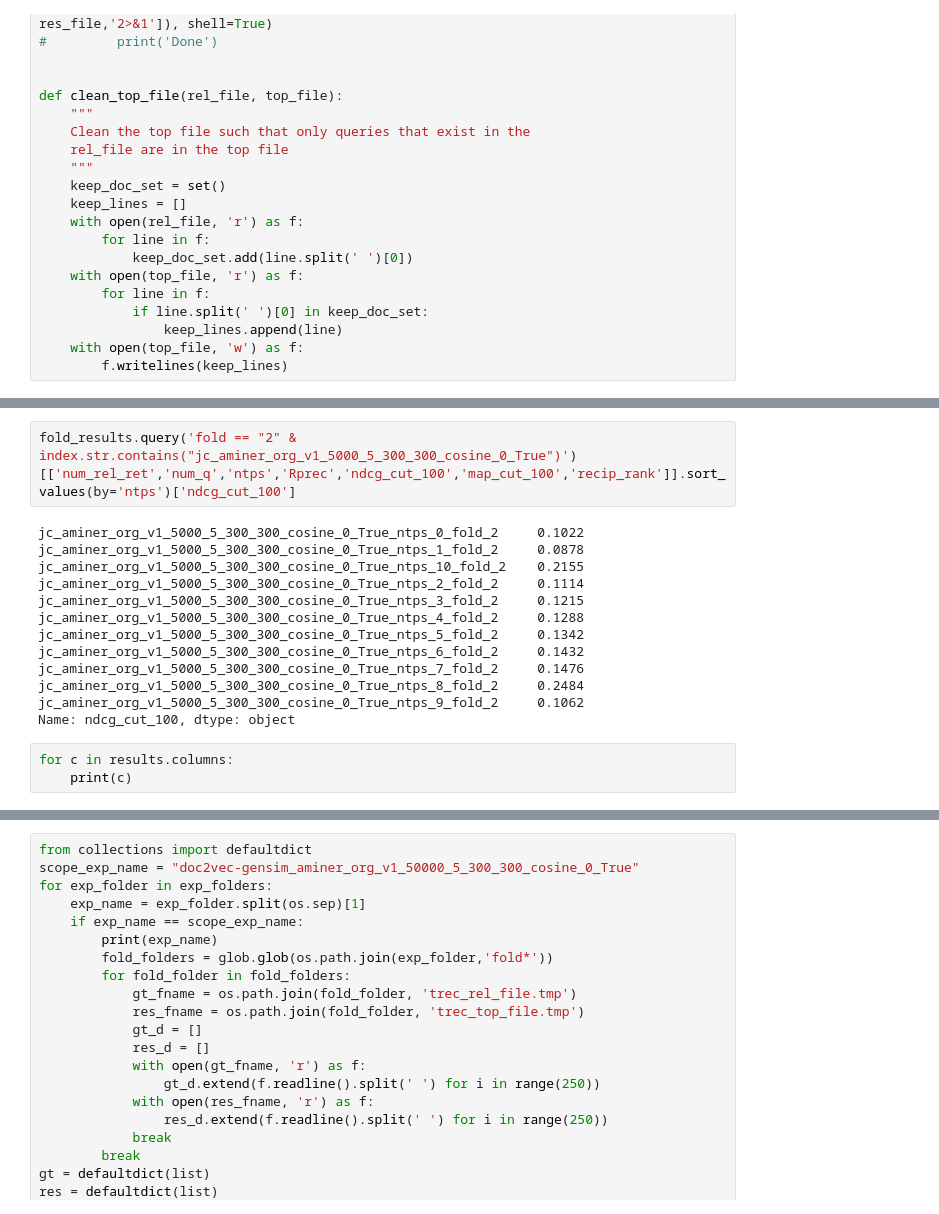
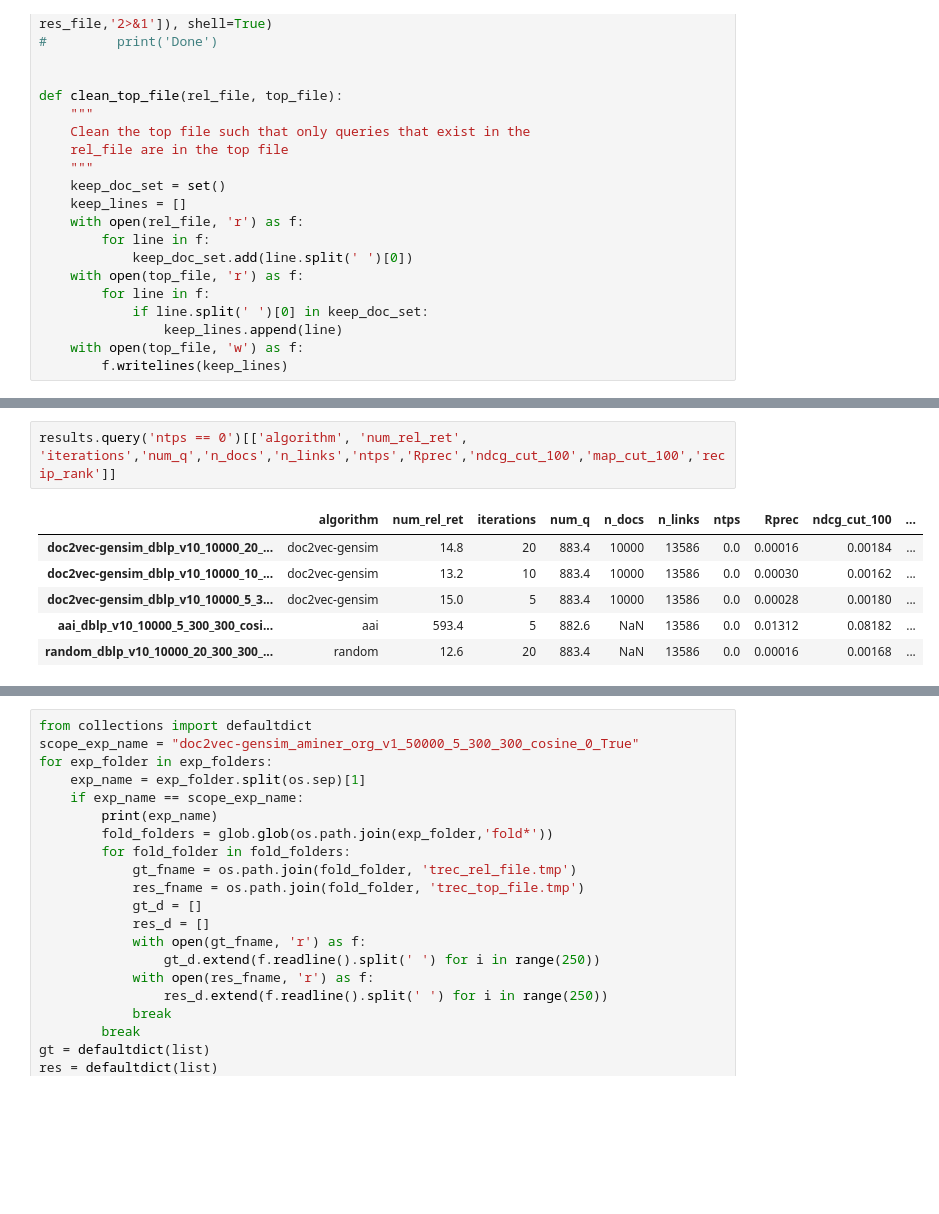
Before and after one commit to alexandervansomeren/msc_thesis, a Jupyter notebook: notebooks/results.ipynb, the cells around one changed output, grey strips where cells are left out. Drawn from its saved outputs; the diff is of its cells as text; blank space fills up the shorter version.

```diff
--- a/notebooks/results.ipynb
+++ b/notebooks/results.ipynb
@@ -149,18 +134,9 @@ temp_result_df
 # %%
-fold_results.query('fold == "2" & index.str.contains("jc_aminer_org_v1_5000_5_300_300_cosine_0_True")')[['num_rel_ret','num_q','ntps','Rprec','ndcg_cut_100','map_cut_100','recip_rank']].sort_values(by='ntps')['ndcg_cut_100']
+results.query('ntps == 0')[['algorithm', 'num_rel_ret', 'iterations','num_q','n_docs','n_links','ntps','Rprec','ndcg_cut_100','map_cut_100','recip_rank']]
 # %% [output]
-jc_aminer_org_v1_5000_5_300_300_cosine_0_True_ntps_0_fold_2     0.1022
-jc_aminer_org_v1_5000_5_300_300_cosine_0_True_ntps_1_fold_2     0.0878
-jc_aminer_org_v1_5000_5_300_300_cosine_0_True_ntps_10_fold_2    0.2155
-jc_aminer_org_v1_5000_5_300_300_cosine_0_True_ntps_2_fold_2     0.1114
-jc_aminer_org_v1_5000_5_300_300_cosine_0_True_ntps_3_fold_2     0.1215
-jc_aminer_org_v1_5000_5_300_300_cosine_0_True_ntps_4_fold_2     0.1288
-jc_aminer_org_v1_5000_5_300_300_cosine_0_True_ntps_5_fold_2     0.1342
-jc_aminer_org_v1_5000_5_300_300_cosine_0_True_ntps_6_fold_2     0.1432
-jc_aminer_org_v1_5000_5_300_300_cosine_0_True_ntps_7_fold_2     0.1476
-jc_aminer_org_v1_5000_5_300_300_cosine_0_True_ntps_8_fold_2     0.2484
-jc_aminer_org_v1_5000_5_300_300_cosine_0_True_ntps_9_fold_2     0.1062
-Name: ndcg_cut_100, dtype: object
+|  | algorithm | num_rel_ret | iterations | num_q | n_docs | n_links | ntps | Rprec | ndcg_cut_100 | ... |
+| doc2vec-gensim_dblp_v10_10000_20_... | doc2vec-gensim | 14.8 | 20 | 883.4 | 10000 | 13586 | 0.0 | 0.00016 | 0.00184 | ... |
+| doc2vec-gensim_dblp_v10_10000_10_... | doc2vec-gensim | 13.2 | 10 | 883.4 | 10000 | 13586 | 0.0 | 0.00030 | 0.00162 | ... |
+| doc2vec-gensim_dblp_v10_10000_5_3... | doc2vec-gensim | 15.0 | 5 | 883.4 | 10000 | 13586 | 0.0 | 0.00028 | 0.00180 | ... |
+| aai_dblp_v10_10000_5_300_300_cosi... | aai | 593.4 | 5 | 882.6 | NaN | 13586 | 0.0 | 0.01312 | 0.08182 | ... |
+| random_dblp_v10_10000_20_300_300_... | random | 12.6 | 20 | 883.4 | NaN | 13586 | 0.0 | 0.00016 | 0.00168 | ... |
-# %%
-for c in results.columns:
-    print(c)
```
Also changed, not shown: parts of 7 cells of this notebook, 2 other files.
